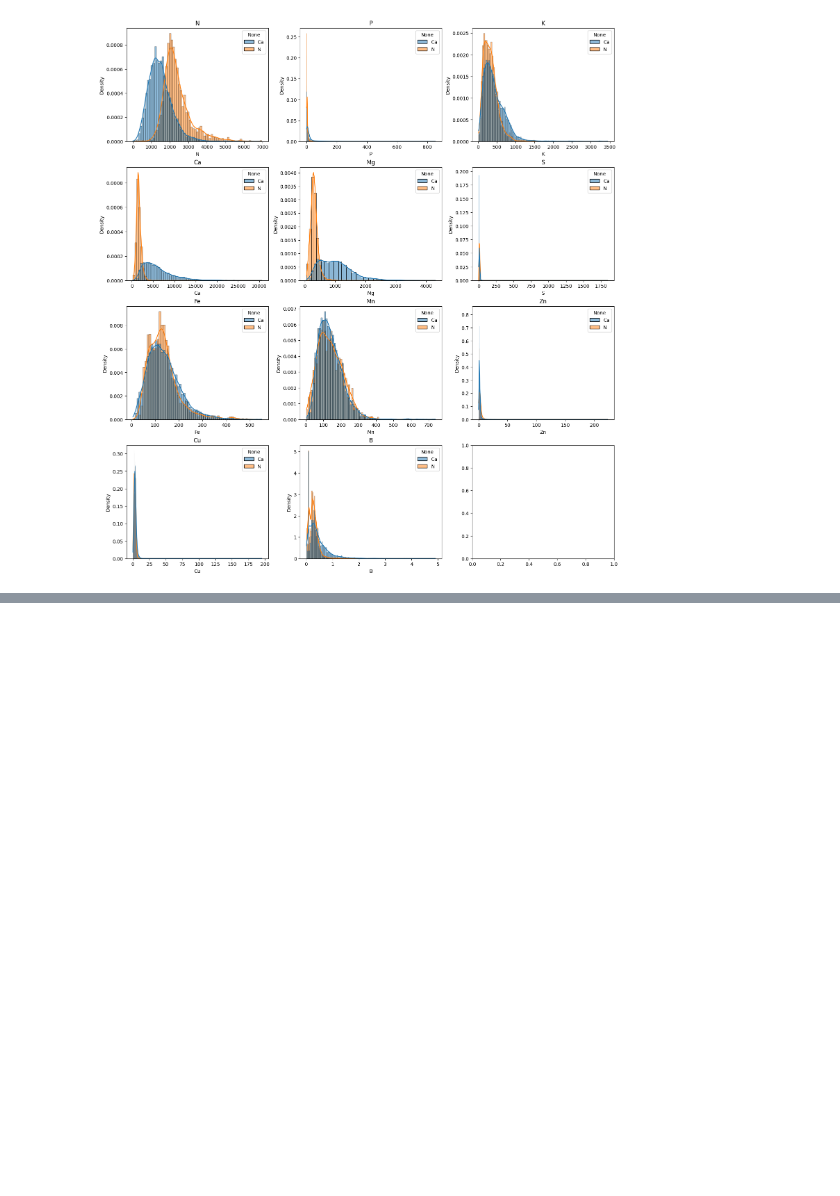
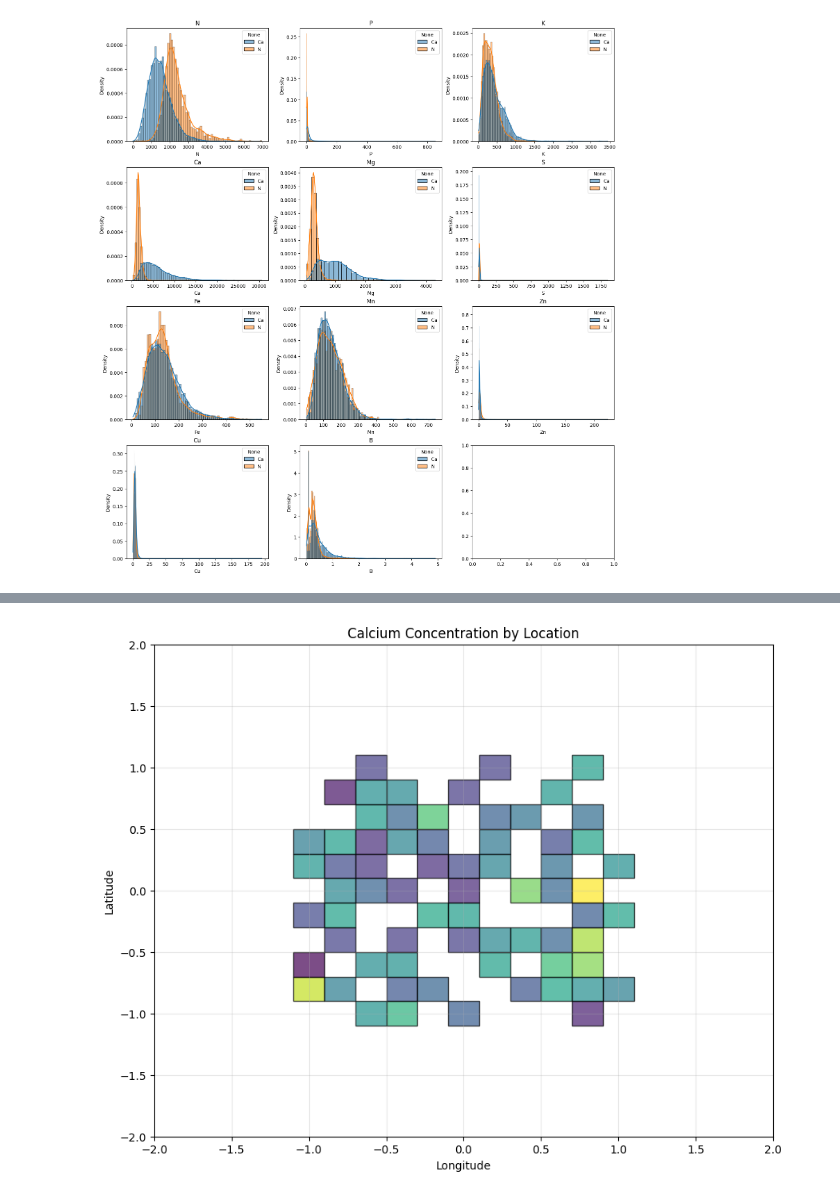
Before and after one commit to omerym/Amini-Soil-Prediction-Challenge, a Jupyter notebook: notebook.ipynb, the cells around one changed output, grey strips where cells are left out. Cells and saved outputs as stored; diff of their text form; code cells hidden in the pictures; blank space fills up the shorter version.

```diff
--- a/notebook.ipynb
+++ b/notebook.ipynb
@@ -576,0 +332,51 @@ plt.show()
+# %%
+import matplotlib.pyplot as plt
+import matplotlib.patches as patches
+import numpy as np
+
+# Sample data (use your actual data)
+np.random.seed(42)
+locations = pd.DataFrame({
+    'lat': np.random.uniform(-1, 1, 100),
+    'lon': np.random.uniform(-1, 1, 100),
+    'Ca': np.random.normal(50, 10, 100)
+})
+
+# Parameters
+scale = 5  # Aggregation factor
+box_size = 0.2  # Fixed size in degrees
+
+# Prepare data
+l = locations.copy()
+l['lat_rounded'] = np.round(l['lat'] * scale) / scale
+l['lon_rounded'] = np.round(l['lon'] * scale) / scale
+l = l.groupby(['lat_rounded', 'lon_rounded']).mean().reset_index()
+
+# Create plot
+fig, ax = plt.subplots(figsize=(10, 8))
+cmap = plt.get_cmap('viridis')
+norm = plt.Normalize(l['Ca'].min(), l['Ca'].max())
+
+# Plot each box
+for _, row in l.iterrows():
+    rect = patches.Rectangle(
+        (row['lon_rounded'] - box_size/2, row['lat_rounded'] - box_size/2),
+        width=box_size,
+        height=box_size,
+        facecolor=cmap(norm(row['Ca'])),
+        edgecolor='black',
+        alpha=0.7
+    )
+    ax.add_patch(rect)
+
+
+# Configure axes
+ax.set_xlim(l['lon_rounded'].min() - 1, l['lon_rounded'].max() + 1)
+ax.set_ylim(l['lat_rounded'].min() - 1, l['lat_rounded'].max() + 1)
+ax.set_xlabel('Longitude')
+ax.set_ylabel('Latitude')
+ax.set_title('Calcium Concentration by Location')
+plt.grid(True, alpha=0.3)
+plt.show()
+# %% [output]
+[figure, added]
```
Also changed, not shown: parts of 27 cells of this notebook.
